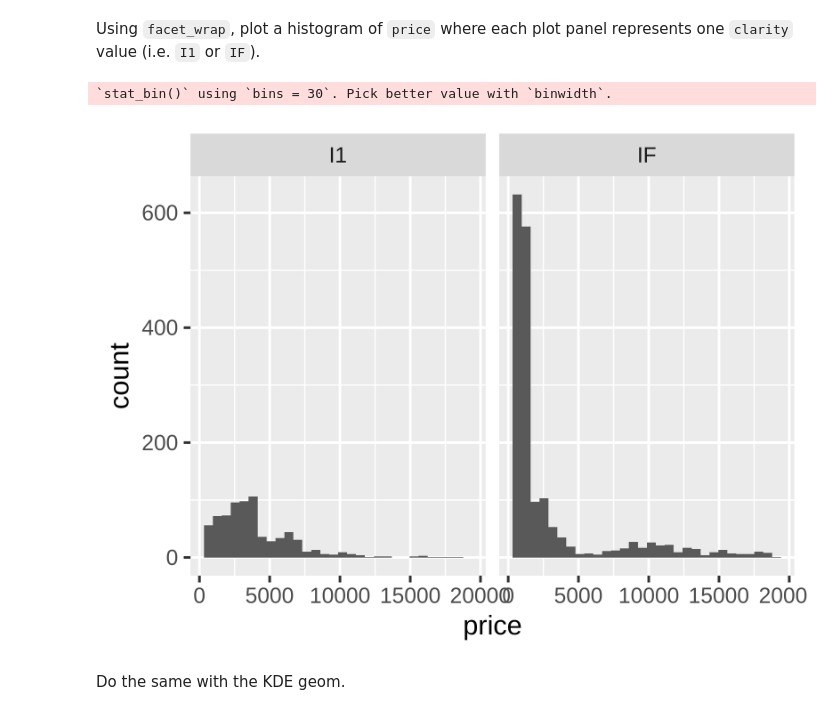
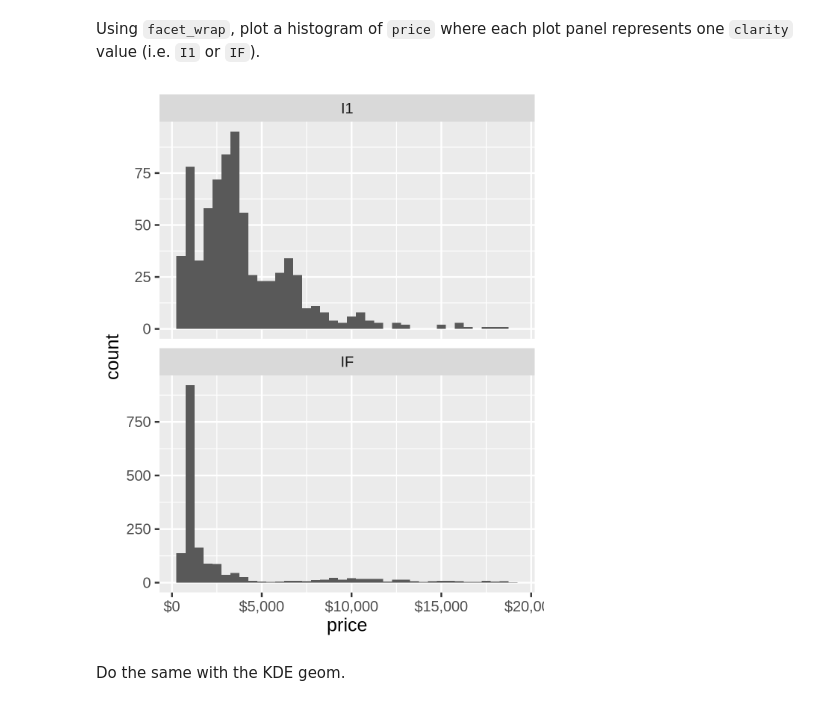
Before and after one commit to mcrzepka/BIOS512, a Jupyter notebook: In class practice/05_00_distribution_practice.ipynb, the cells around one changed output. Drawn from its saved outputs; the diff is of its cells as text; code cells hidden in the pictures.

```diff
--- a/In class practice/05_00_distribution_practice.ipynb
+++ b/In class practice/05_00_distribution_practice.ipynb
@@ -115,11 +113,14 @@ A tibble: 6 × 10
 | 0.55 | Ideal | G | IF | 60.9 | 57 | 2789 | 5.28 | 5.30 | 3.22 |
 # %% [markdown]
 Using `facet_wrap`, plot a histogram of `price` where each plot panel represents one `clarity` value (i.e. `I1` or `IF`).
-# %%
-q = ggplot(df, aes(x=price)) + geom_histogram() + facet_wrap(~clarity)
-q
-# %% [output]
-`stat_bin()` using `bins = 30`. Pick better value with `binwidth`.
-[figure, removed]
+# %%
+theme_set(theme_gray(base_size = 12))
+options(repr.plot.width=4, repr.plot.height=5)
+# each bar represents a range of prices equal to $500
+q = ggplot(df, aes(x=price)) + geom_histogram(binwidth=500) + facet_wrap(~clarity, ncol=1, scales='free_y') +
+    scale_x_continuous(labels = scales::dollar_format())
+q
+# %% [output]
+[figure, added]
 # %% [markdown]
 Do the same with the KDE geom.
```
Also changed, not shown: parts of 7 cells of this notebook, 1 other file.
